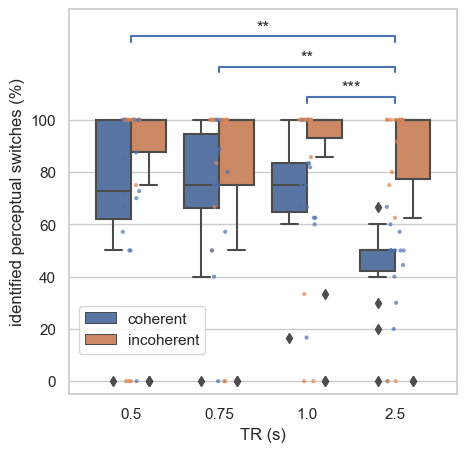
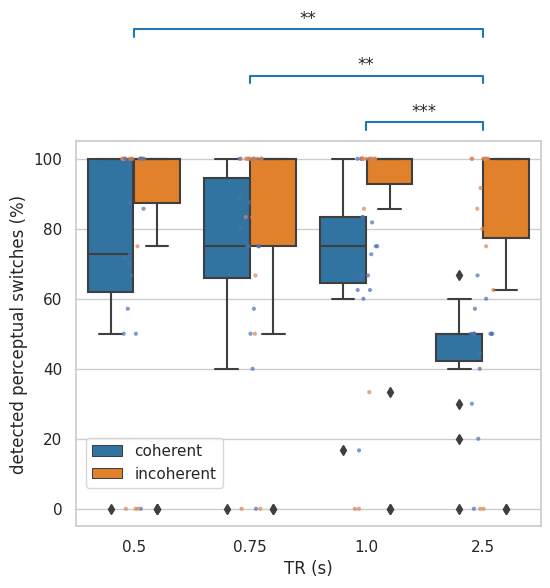
Code edit (unified diff) that turned the first committed figure into the second:
--- before
+++ after
@@ -1,4 +1,4 @@
 # figure - boxplot of feedback_mt_indexoffirstone_incoherent_mean_secs per TR across subjects using seaborn
-fig = plt.figure(figsize=(5,5))
+fig = plt.figure(figsize=(6,5))
 cmap = sns.color_palette()
 sns.set(style="whitegrid")
@@ -12,10 +12,10 @@
 sns.stripplot(x='tr',y='n_ps_detected_mt_percent',data=df2,hue='trial_type',jitter=True,alpha=0.7,size=3)
 
-ax.set_ylabel('identified perceptual switches (%)')
+ax.set_ylabel('detected perceptual switches (%)')
 ax.set_xlabel('TR (s)')
 ax.set_yticks([0,20,40,60,80,100])
 
 annotator = Annotator(ax, TR_pairs, data=df2[df2['trial_type']=='coherent'], x='tr', y='n_ps_detected_mt_percent', order=TRs)
-annotator.configure(test='Mann-Whitney', text_format='star', loc='inside', verbose=1, comparisons_correction='bonferroni',hide_non_significant=True, line_offset_to_group=10, color=cmap[0])
+annotator.configure(test='Mann-Whitney', text_format='star', loc='outside', verbose=1, comparisons_correction='bonferroni',hide_non_significant=True, line_offset_to_group=10, color=cmap[0])
 annotator.apply_and_annotate()
 

Commit: updates to figures